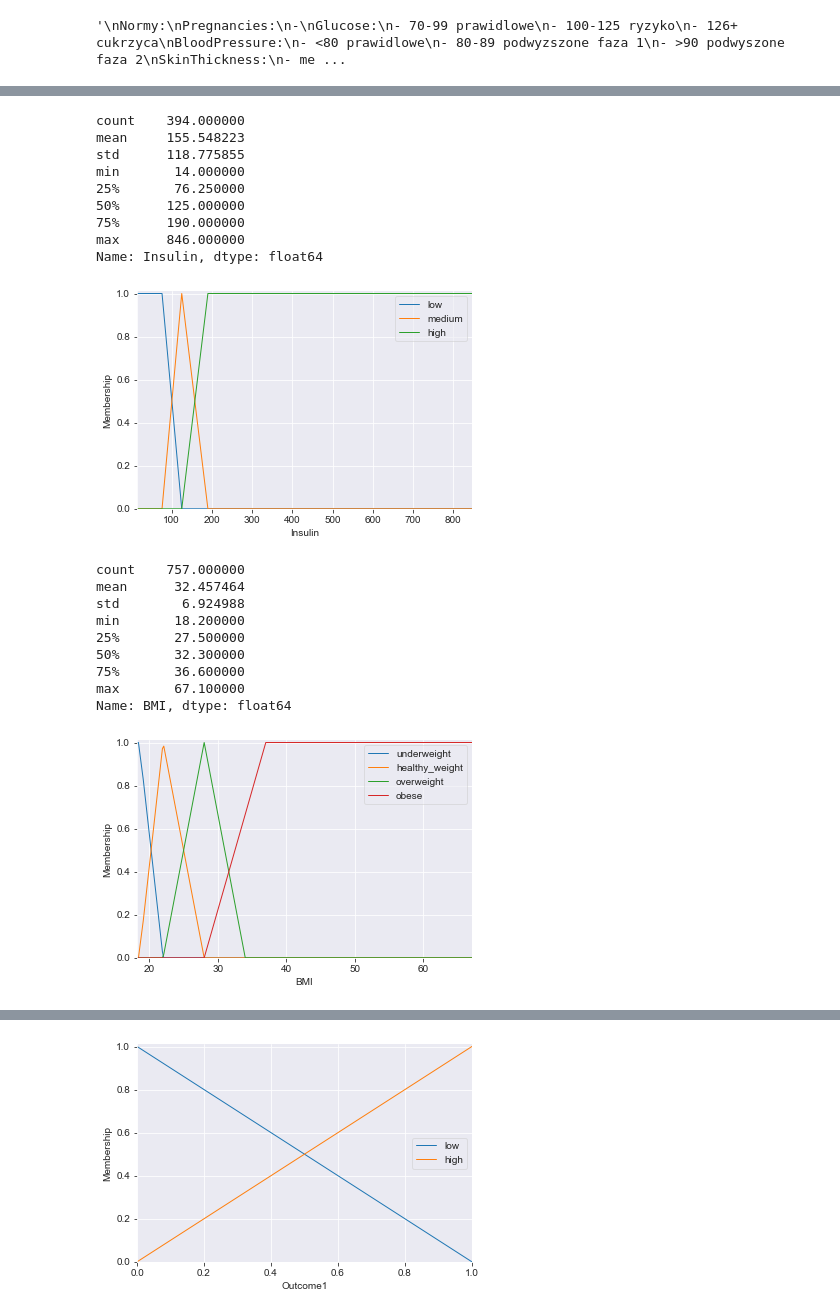
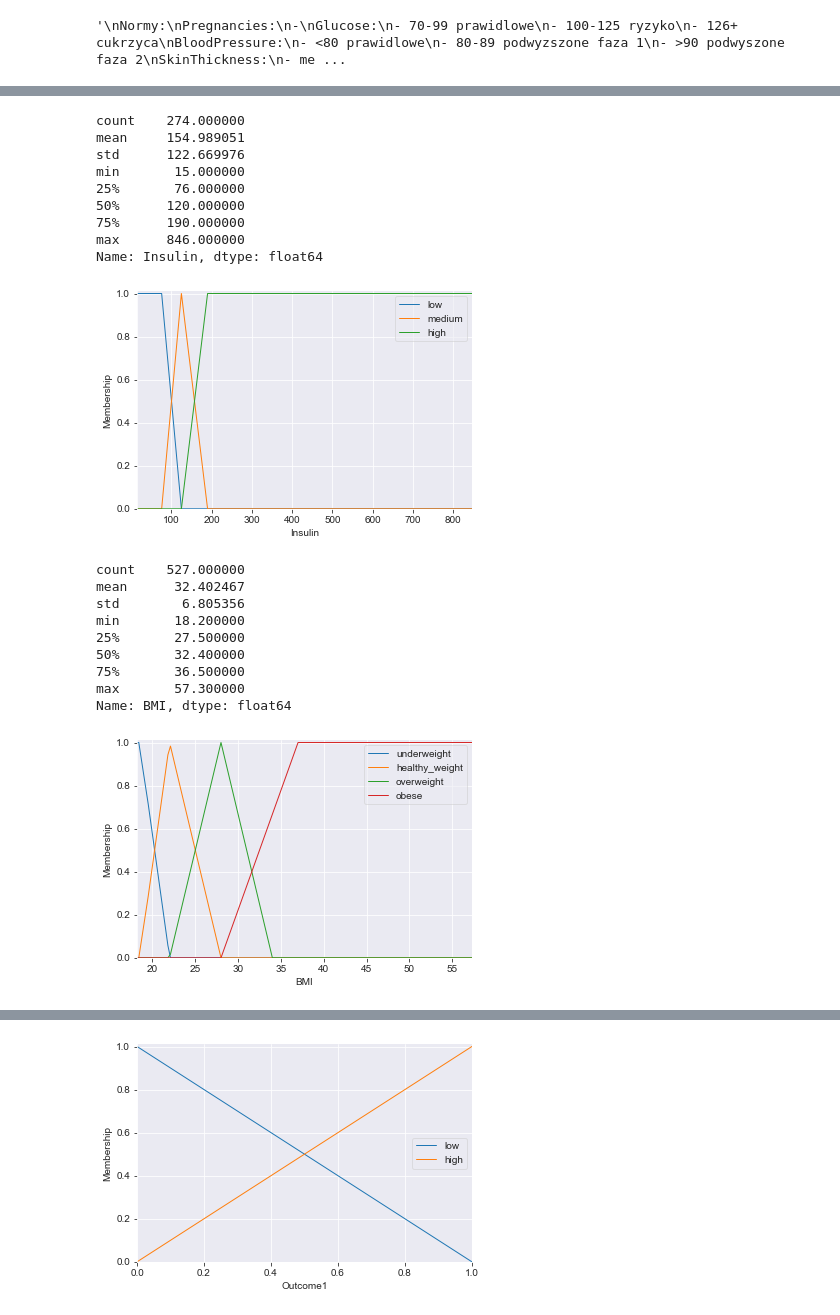
Before and after one commit to Domin8668/Projekt_SSI, a Jupyter notebook: fuzzy.ipynb, the cells around one changed output, grey strips where cells are left out. Drawn from its saved outputs; the diff is of its cells as text; code cells hidden in the pictures.

```diff
--- a/fuzzy.ipynb
+++ b/fuzzy.ipynb
@@ -193,7 +193,7 @@ max       99.000000
 Name: SkinThickness, dtype: float64
 [figure]
 # %%
-insulin_data = data['Insulin']
+insulin_data = training_data['Insulin']
 insulin_data = insulin_data[insulin_data != 0]
 insulin = ctrl.Antecedent(insulin_data.sort_values(), 'Insulin')
 insulin['low'] = fuzz.trapmf(insulin.universe, [14, 14, 76, 125])
@@ -202,35 +202,35 @@ insulin['high'] = fuzz.trapmf(insulin.universe, [125, 190, 846, 846])
 insulin.view()
 insulin_data.describe()
 # %% [output]
-count    394.000000
-mean     155.548223
-std      118.775855
-min       14.000000
-25%       76.250000
-50%      125.000000
+count    274.000000
+mean     154.989051
+std      122.669976
+min       15.000000
+25%       76.000000
+50%      120.000000
 75%      190.000000
 max      846.000000
 Name: Insulin, dtype: float64
 [figure]
 # %%
-bmi_data = data['BMI']
+bmi_data = training_data['BMI']
 bmi_data = bmi_data[bmi_data != 0]
 bmi = ctrl.Antecedent(bmi_data.sort_values(), 'BMI')
 bmi['underweight'] = fuzz.trapmf(bmi.universe, [18.2, 18.2, 18.5, 22])
 bmi['healthy_weight'] = fuzz.trimf(bmi.universe, [18.5, 22, 28])
 bmi['overweight'] = fuzz.trimf(bmi.universe, [22, 28, 34])
 bmi['obese'] = fuzz.trapmf(bmi.universe, [28, 37, 67.1, 67.1])
 bmi.view()
 bmi_data.describe()
 # %% [output]
-count    757.000000
-mean      32.457464
-std        6.924988
+count    527.000000
+mean      32.402467
+std        6.805356
 min       18.200000
 25%       27.500000
-50%       32.300000
-75%       36.600000
-max       67.100000
+50%       32.400000
+75%       36.500000
+max       57.300000
 Name: BMI, dtype: float64
-[figure, old version]
+[figure, new version]
 # %%
```
Also changed, not shown: parts of 8 cells of this notebook.
